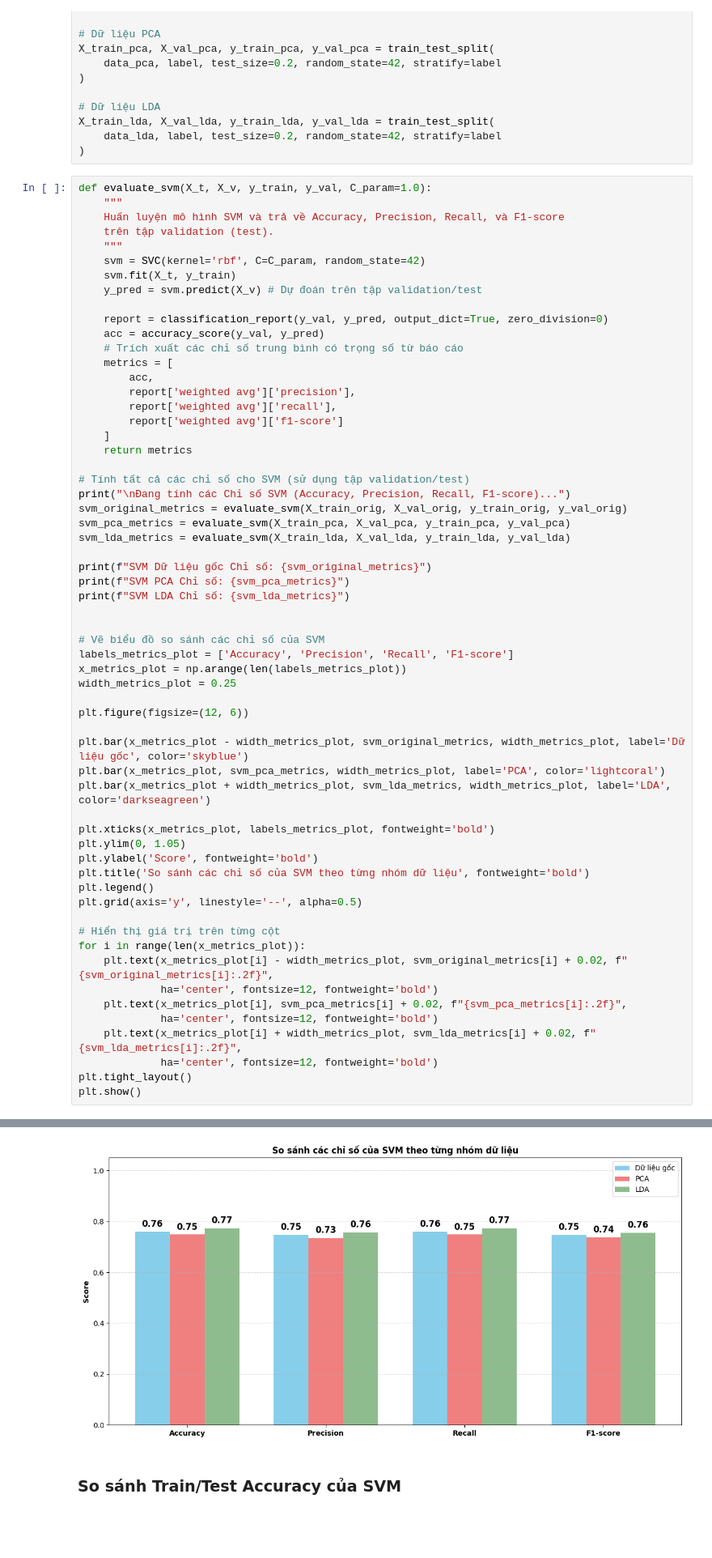
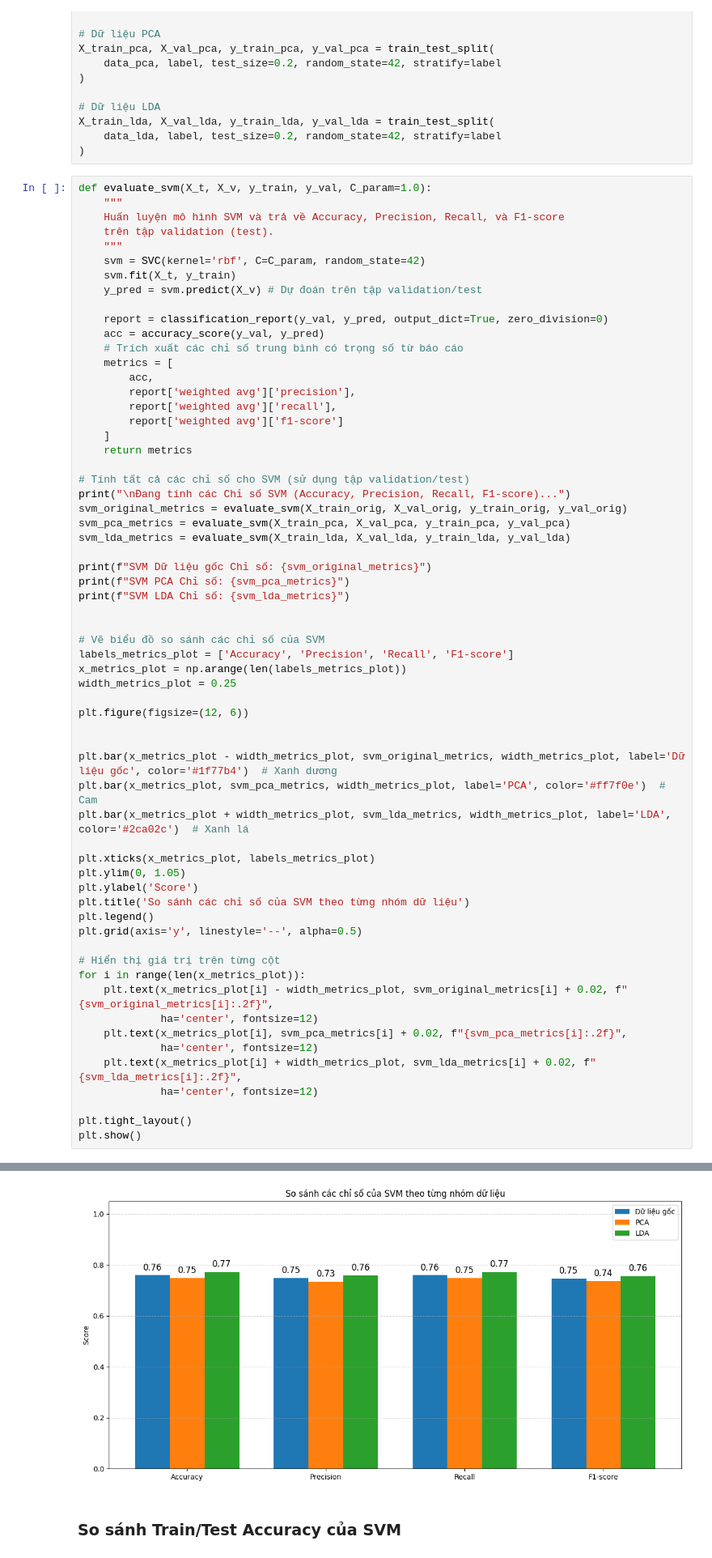
Before and after one commit to imbich/Project-Machine-Learning, a Jupyter notebook: notebook/SVM.ipynb, the cells around one changed output, grey strips where cells are left out. Shown at 81% size. Drawn from its saved outputs; the diff is of its cells as text; blank space fills up the shorter version.

```diff
--- a/notebook/SVM.ipynb
+++ b/notebook/SVM.ipynb
@@ -550,43 +570,45 @@ svm_lda_metrics = evaluate_svm(X_train_lda, X_val_lda, y_train_lda, y_val_lda)
 
 print(f"SVM Dữ liệu gốc Chỉ số: {svm_original_metrics}")
 print(f"SVM PCA Chỉ số: {svm_pca_metrics}")
 print(f"SVM LDA Chỉ số: {svm_lda_metrics}")
 
 
 # Vẽ biểu đồ so sánh các chỉ số của SVM
 labels_metrics_plot = ['Accuracy', 'Precision', 'Recall', 'F1-score']
 x_metrics_plot = np.arange(len(labels_metrics_plot))
 width_metrics_plot = 0.25
 
 plt.figure(figsize=(12, 6))
 
-plt.bar(x_metrics_plot - width_metrics_plot, svm_original_metrics, width_metrics_plot, label='Dữ liệu gốc', color='skyblue')
-plt.bar(x_metrics_plot, svm_pca_metrics, width_metrics_plot, label='PCA', color='lightcoral')
-plt.bar(x_metrics_plot + width_metrics_plot, svm_lda_metrics, width_metrics_plot, label='LDA', color='darkseagreen')
 
-plt.xticks(x_metrics_plot, labels_metrics_plot, fontweight='bold')
+plt.bar(x_metrics_plot - width_metrics_plot, svm_original_metrics, width_metrics_plot, label='Dữ liệu gốc', color='#1f77b4')  # Xanh dương
+plt.bar(x_metrics_plot, svm_pca_metrics, width_metrics_plot, label='PCA', color='#ff7f0e')  # Cam
+plt.bar(x_metrics_plot + width_metrics_plot, svm_lda_metrics, width_metrics_plot, label='LDA', color='#2ca02c')  # Xanh lá
+
+plt.xticks(x_metrics_plot, labels_metrics_plot)
 plt.ylim(0, 1.05)
-plt.ylabel('Score', fontweight='bold')
-plt.title('So sánh các chỉ số của SVM theo từng nhóm dữ liệu', fontweight='bold')
+plt.ylabel('Score')
+plt.title('So sánh các chỉ số của SVM theo từng nhóm dữ liệu')
 plt.legend()
 plt.grid(axis='y', linestyle='--', alpha=0.5)
 
 # Hiển thị giá trị trên từng cột
 for i in range(len(x_metrics_plot)):
     plt.text(x_metrics_plot[i] - width_metrics_plot, svm_original_metrics[i] + 0.02, f"{svm_original_metrics[i]:.2f}",
-             ha='center', fontsize=12, fontweight='bold')
+             ha='center', fontsize=12)
     plt.text(x_metrics_plot[i], svm_pca_metrics[i] + 0.02, f"{svm_pca_metrics[i]:.2f}",
-             ha='center', fontsize=12, fontweight='bold')
+             ha='center', fontsize=12)
     plt.text(x_metrics_plot[i] + width_metrics_plot, svm_lda_metrics[i] + 0.02, f"{svm_lda_metrics[i]:.2f}",
-             ha='center', fontsize=12, fontweight='bold')
+             ha='center', fontsize=12)
+
 plt.tight_layout()
 plt.show()
 # %% [output]
 Đang tính các Chỉ số SVM (Accuracy, Precision, Recall, F1-score)...
 SVM Dữ liệu gốc Chỉ số: [0.7593220338983051, 0.7474697777135118, 0.7593220338983051, 0.7463964837242328]
 SVM PCA Chỉ số: [0.7480225988700565, 0.7348864567133092, 0.7480225988700565, 0.7362008078762793]
 SVM LDA Chỉ số: [0.7728813559322034, 0.757901097113748, 0.7728813559322034, 0.7557866266315508]
-[figure, old version]
+[figure, new version]
 # %% [markdown]
 ### So sánh Train/Test Accuracy của SVM
 # %%
```
Also changed, not shown: parts of 2 cells of this notebook.
